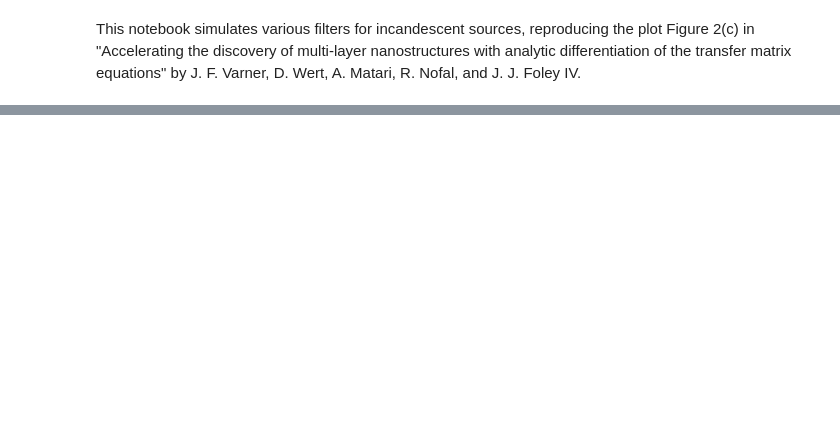
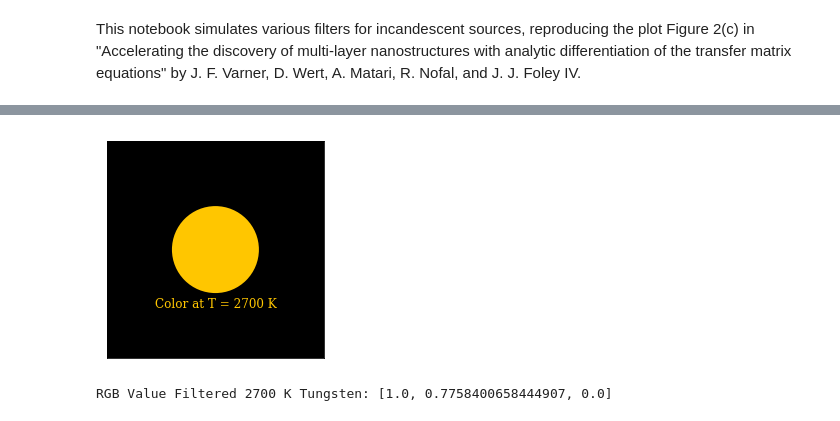
Before and after one commit to FoleyLab/wptherml_v1.0.0, a Jupyter notebook: example/Incandescent_Plot.ipynb, the cells around one changed output, grey strips where cells are left out. Cells and saved outputs as stored; diff of their text form; code cells hidden in the pictures; blank space fills up the shorter version.

```diff
--- a/example/Incandescent_Plot.ipynb
+++ b/example/Incandescent_Plot.ipynb
@@ -208,0 +220,8 @@ plt.show()
+# %%
+temp = np.copy(w.thermal_emission_array * cc_w.transmissivity_array)
+w.thermal_emission_array = np.copy(temp)
+w.thermal_color()
+print("RGB Value Filtered 2700 K Tungsten:",w.thermal_rgb)
+# %% [output]
+[figure, added]
+RGB Value Filtered 2700 K Tungsten: [1.0, 0.7758400658444907, 0.0]
```
Also changed, not shown: parts of 6 cells of this notebook, 9 other files.
